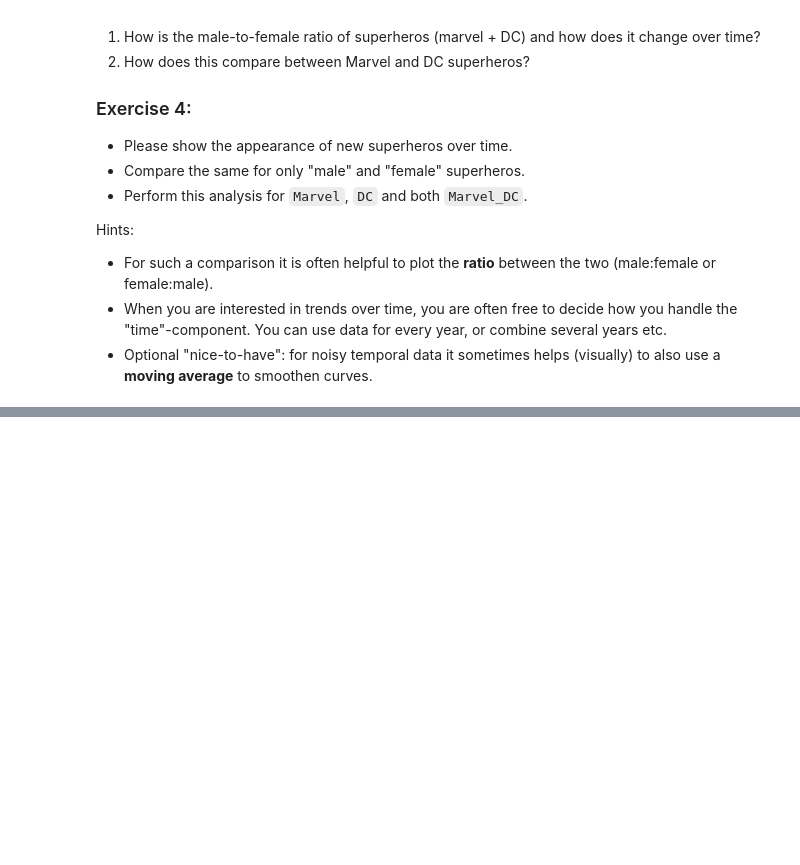
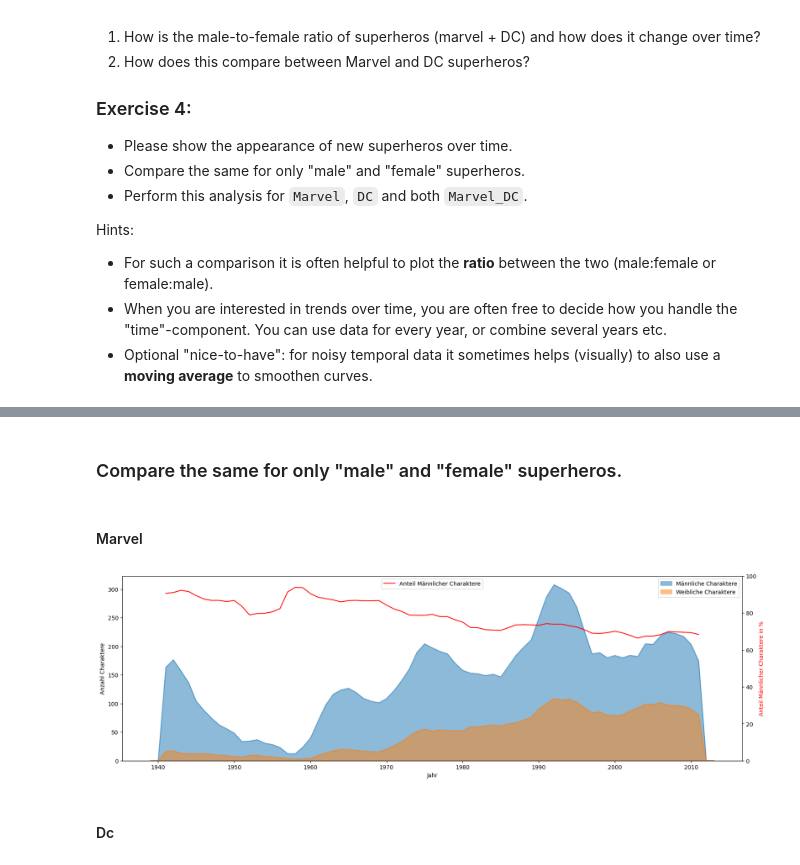
Before and after one commit to SanderTeb/DataScience, a Jupyter notebook: data_science_MMI_portfolio_01.ipynb, the cells around one changed output, grey strips where cells are left out. Cells and saved outputs as stored; diff of their text form; code cells hidden in the pictures; blank space fills up the shorter version.

```diff
--- a/data_science_MMI_portfolio_01.ipynb
+++ b/data_science_MMI_portfolio_01.ipynb
@@ -294,0 +598,42 @@ Hints:
+# %% [markdown]
+### Compare the same for only "male" and "female" superheros.
+# %%
+# Windowsgröße für das Rolling average
+windowsize = 5
+# %% [markdown]
+#### Marvel
+# %%
+marvel_male_mask = (marvel_data_1['sex'] =='male characters')
+marvel_female_mask = (marvel_data_1['sex'] =='female characters')
+marvel_male_female_mask = (marvel_female_mask | marvel_male_mask)
+# %%
+fig, ax1 = plt.subplots(figsize=(20, 6))
+
+# datenverarbeitung
+marvel_male = marvel_data_1[marvel_male_mask].groupby(['year']).size().rolling(window=windowsize, center=True).mean()
+marvel_female = marvel_data_1[marvel_female_mask].groupby(['year']).size().rolling(window=windowsize, center=True).mean()
+marvel_male_female = marvel_data_1[marvel_male_female_mask].groupby(['year']).size().rolling(window=windowsize, center=True).mean()
+
+marvel_male.plot(kind='area', alpha=0.5, label='Männliche Charaktere', ax=ax1)
+marvel_female.plot(kind='area', alpha=0.5, label='Weibliche Charaktere', ax=ax1)
+
+# Achse Links
+ax1.set_ylabel('Anzahl Charaktere')
+ax1.legend(loc='best')
+ax1.set_xlabel('Jahr')
+
+# Achse Rechts
+ax2 = ax1.twinx()
+marvel_share_male = (marvel_male / marvel_male_female)*100
+marvel_share_male.plot(kind='line', color='red', label='Anteil Männlicher Charaktere', ax=ax2)
+
+ax2.set_ylabel('Anteil Männlicher Charaktere in %')
+ax2.set_ylim(0, 100)
+ax2.legend(loc='upper center')
+ax2.yaxis.label.set_color('red')
+
+plt.show()
+# %% [output]
+[figure, added]
+# %% [markdown]
+#### Dc
```
Also changed, not shown: parts of 77 cells of this notebook, 4 other files.
